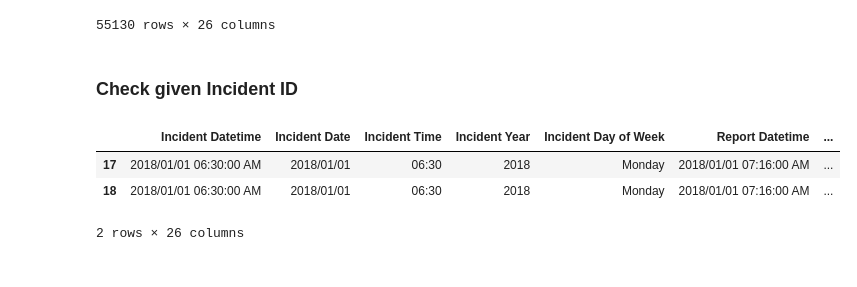
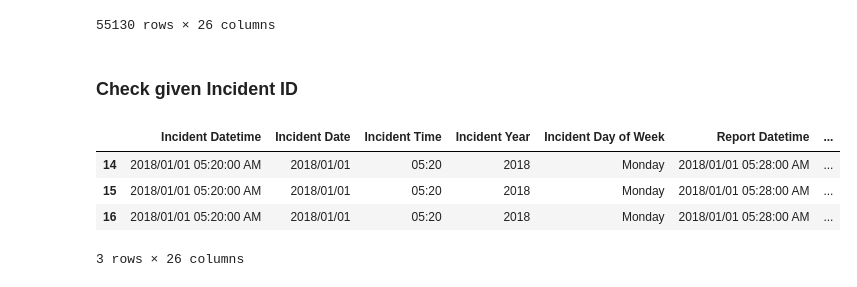
Before and after one commit to pattyjula/pondering-police-data, a Jupyter notebook: 00-data-cleanse-example/duplicates_find.ipynb, the cells around one changed output. Drawn from its saved outputs; the diff is of its cells as text; code cells hidden in the pictures.

Commit message:
Changing Incident ID

```diff
--- a/00-data-cleanse-example/duplicates_find.ipynb
+++ b/00-data-cleanse-example/duplicates_find.ipynb
@@ -91,9 +91,10 @@ dupe_df.sort_values(by=[fl_incid])
 ### Check given Incident ID
 # %%
 # Create query
-dupe_df.loc[dupe_df['Incident ID'] == 618916]
+dupe_df.loc[dupe_df['Incident ID'] == 618910]
 # %% [output]
 |  | Incident Datetime | Incident Date | Incident Time | Incident Year | Incident Day of Week | Report Datetime | ... |
-| 17 | 2018/01/01 06:30:00 AM | 2018/01/01 | 06:30 | 2018 | Monday | 2018/01/01 07:16:00 AM | ... |
-| 18 | 2018/01/01 06:30:00 AM | 2018/01/01 | 06:30 | 2018 | Monday | 2018/01/01 07:16:00 AM | ... |
+| 14 | 2018/01/01 05:20:00 AM | 2018/01/01 | 05:20 | 2018 | Monday | 2018/01/01 05:28:00 AM | ... |
+| 15 | 2018/01/01 05:20:00 AM | 2018/01/01 | 05:20 | 2018 | Monday | 2018/01/01 05:28:00 AM | ... |
+| 16 | 2018/01/01 05:20:00 AM | 2018/01/01 | 05:20 | 2018 | Monday | 2018/01/01 05:28:00 AM | ... |
-2 rows × 26 columns
+3 rows × 26 columns
```
Also changed, not shown: 1 other file.
